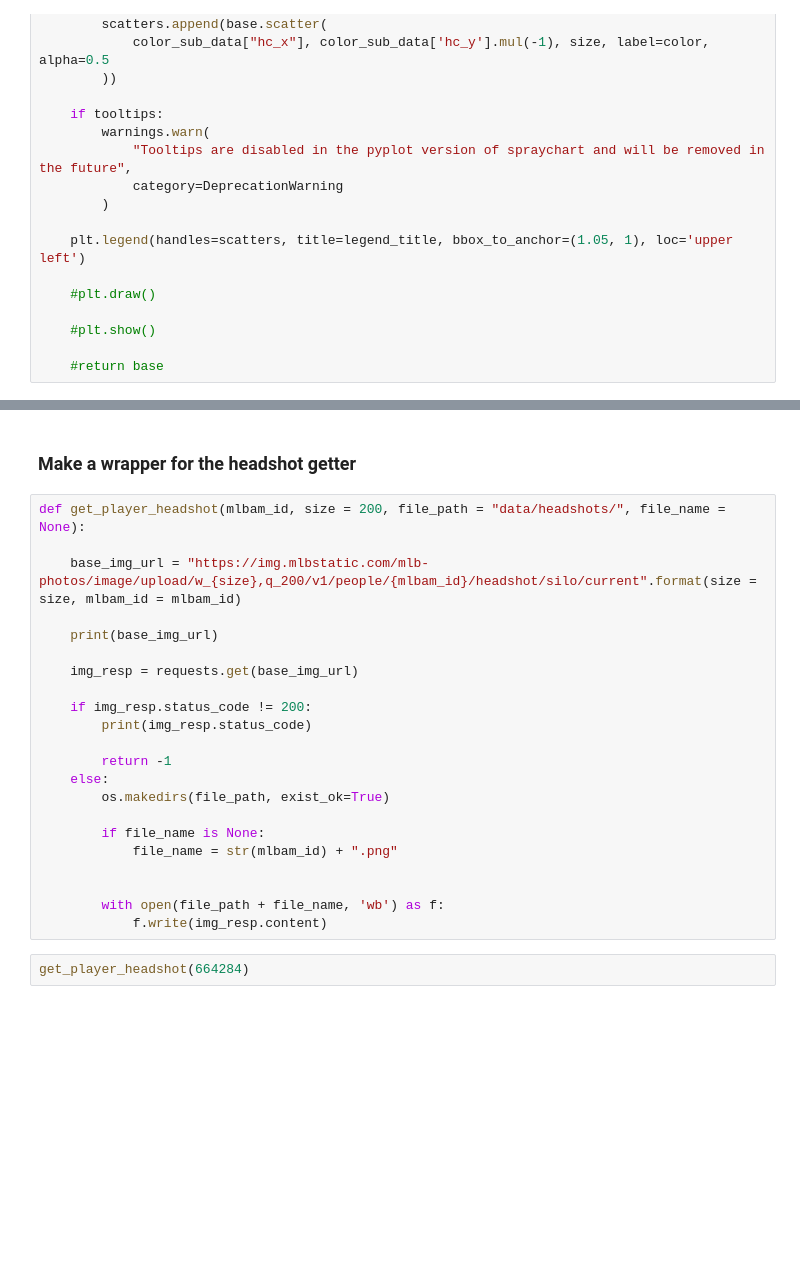
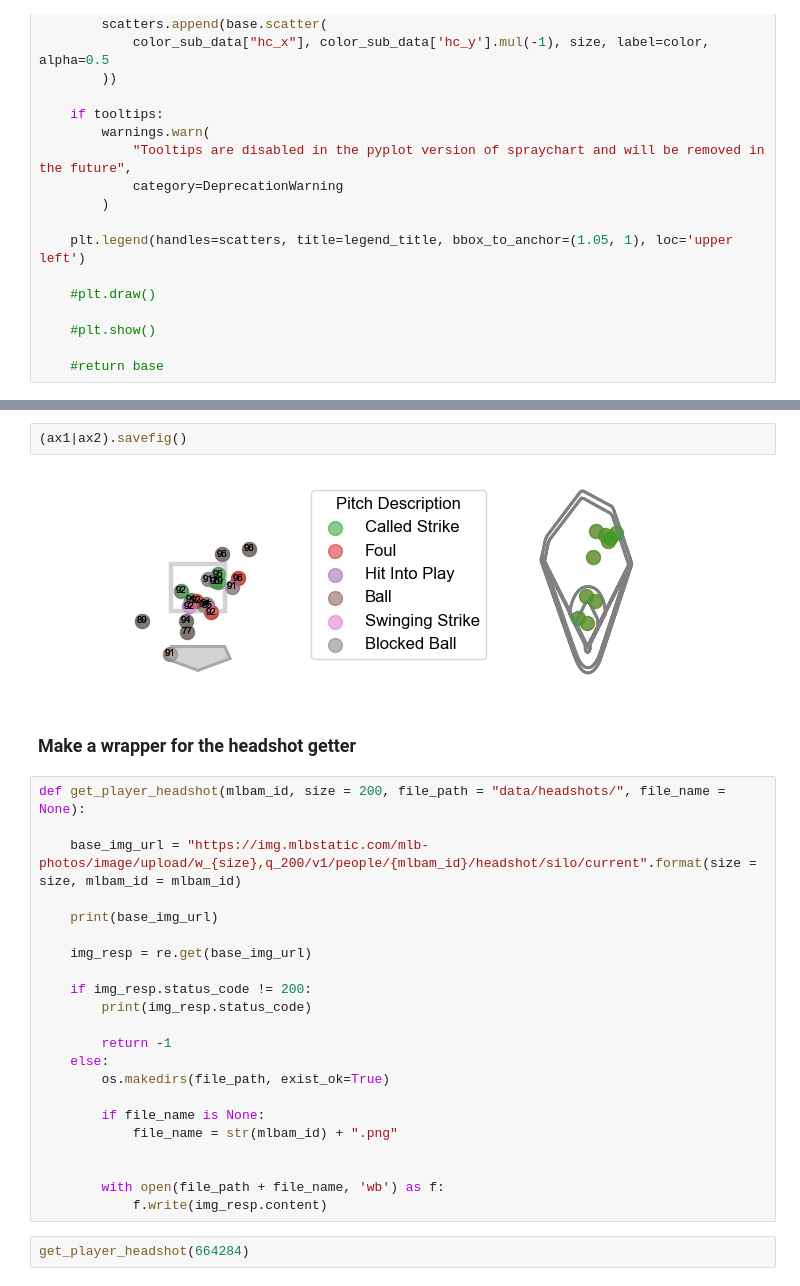
Before and after one commit to nicholson2208/three-true-outcomes, a Jupyter notebook: plotting.ipynb, the cells around one changed output, grey strips where cells are left out. Drawn from its saved outputs; the diff is of its cells as text; blank space fills up the shorter version.

```diff
--- a/plotting.ipynb
+++ b/plotting.ipynb
@@ -408,3 +417,7 @@ spraychart1(df.iloc[:50], "orioles", axis = ax2)
+# %%
+(ax1|ax2).savefig()
+# %% [output]
+[figure, added]
 # %% [markdown]
 ### Make a wrapper for the headshot getter
 # %%
@@ -414,7 +427,7 @@ def get_player_headshot(mlbam_id, size = 200, file_path = "data/headshots/", fil
 
     print(base_img_url)
 
-    img_resp = requests.get(base_img_url)
+    img_resp = re.get(base_img_url)
 
     if img_resp.status_code != 200:
         print(img_resp.status_code)
```
Also changed, not shown: parts of 14 cells of this notebook, 4 other files.
